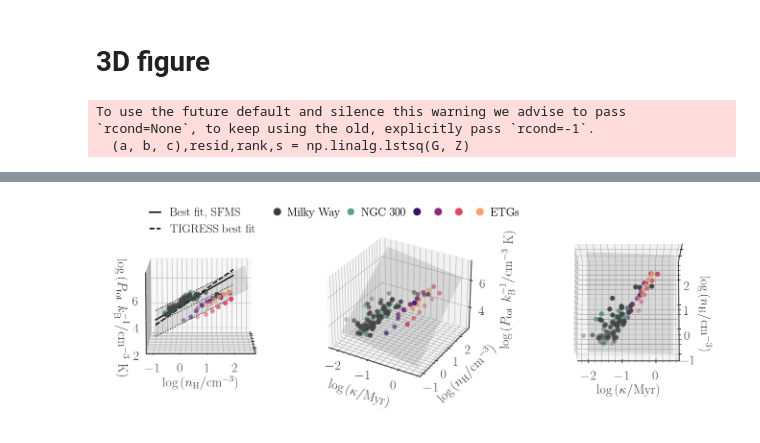
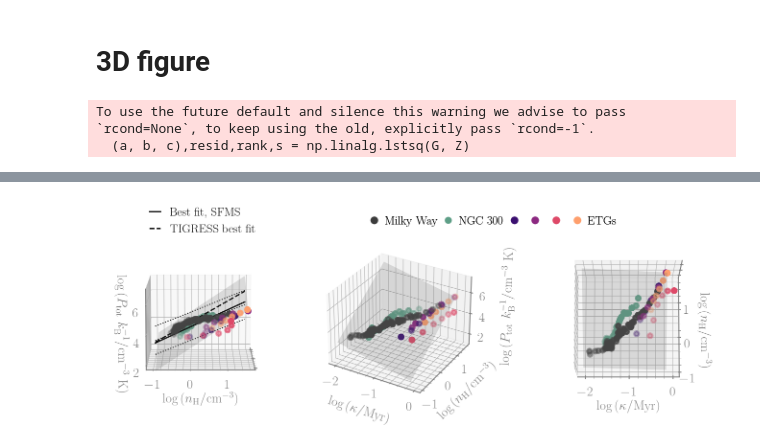
Before and after one commit to sjeffreson/GalactISM-analysis-PRFM, a Jupyter notebook: ETGs_eEoS.ipynb, the cells around one changed output, grey strips where cells are left out. Cells and saved outputs as stored; diff of their text form; code cells hidden in the pictures.

Commit message:
finished notebooks for figures 10-13 inclusive

```diff
--- a/ETGs_eEoS.ipynb
+++ b/ETGs_eEoS.ipynb
@@ -71,3 +31,17 @@ def flatten_list(lst):
+# %%
+labels = [r"$\mathbf{M_*=10^{10}{\rm M}_\odot}$",
+          r"$\mathbf{M_*=10^{10.5}{\rm M}_\odot}$",
+          r"$\mathbf{M_*=10^{11}{\rm M}_\odot}$",
+          r"$\mathbf{M_*=10^{11.5}{\rm M}_\odot}$",
+          r"Milky Way-like",
+          r"NGC~300-like",]
+colors = [plt.cm.magma((i+1)/5) for i in range(4)]
+colors.append('#3C3C3C')
+colors.append('#5E9F87')
+# %%
+tags = ['ETG-vlM', 'ETG-lowM', 'ETG-medM', 'ETG-hiM', 'MW', 'NGC300']
+Rmaxs_kpc = [config[tag].getfloat('RMAX') for tag in tags]
+Rmaxs_kpc = [1.5 if elem==2. else elem for elem in Rmaxs_kpc] # cut to actual max size of ETGs
 # %%
 def fitPlaneLTSQ(XYZ):
     (rows, cols) = XYZ.shape
@@ -378,0 +82,5 @@ for folder in folders:
+# %%
+# fraction of points to take, to fit planes/lines with equal weighting for each galaxy
+min_pts = min([len(elem) for elem in Rbin_centers])
+divfacs = [int(np.rint(float(len(elem))/float(min_pts))) for elem in Rbin_centers]
+print(divfacs)
@@ -400,7 +140,7 @@ w = (1.0-leftMarg-rightMarg-2*wBetMarg)/3
 
 ### axes ###
 ax0 = fig.add_axes([leftMarg, botMarg, w, 2*h], projection='3d',
-                    xticklabels='')
+                    xticklabels='', zlim=[1.8, 7.])
 ax1 = fig.add_axes([leftMarg+w+0.3*wBetMarg, botMarg, w, 2*h], projection='3d')
 ax2 = fig.add_axes([leftMarg+2.*w+2.5*wBetMarg, botMarg, w, 2*h], projection='3d',
                     xlabel=r'$\log{(\kappa/{\rm Myr})}$',
@@ -425,43 +165,32 @@ for ax in axs:
                 which = 'both', direction='in')
     ax.minorticks_on()
 
-allmedPtots, allmedrhomaxs, allOmegas = [], [], []
+Ptots, rhomps, kappas = [], [], []
+SFMS_Ptots, SFMS_rhomps, SFMS_kappas = [], [], []
 for ax in axs:
-    for i, medPtots_, medrhomaxs_, Omegas_, betas_ in zip(range(len(medPtots)), medPtots, medrhomaxs, Omegas, betas):
-        if((i!=2) & (ax==ax0)):
-            allmedPtots.append(list(medPtots_))
-            allmedrhomaxs.append(list(medrhomaxs_))
-            allOmegas.append(list(Omegas_*np.sqrt(2.*(1+betas_))*Myr_to_s))
-        ax.scatter3D(np.log10((Omegas_*np.sqrt(2.*(1+betas_)))*Myr_to_s),
-                     np.log10(medrhomaxs_/mp_cgs/1.4), np.log10(medPtots_), lw=3, color=plt.cm.magma(float(i+1)/5.))
-    ax.scatter3D(np.log10((MWOmegas[0]*np.sqrt(2.*(1+MWbetas[0])))*Myr_to_s),
-                 np.log10(MWmedrhomaxs[0]/mp_cgs/1.4), np.log10(MWmedPtots[0]), lw=3, color='#3C3C3C')
-    ax.scatter3D(np.log10((NGC300Omegas[0]*np.sqrt(2.*(1+NGC300betas[0])))*Myr_to_s),
-                 np.log10(NGC300medrhomaxs[0]/mp_cgs/1.4), np.log10(NGC300medPtots[0]), lw=3, color='#5E9F87')
-    allmedPtots = flatten_list(allmedPtots)
-    allmedrhomaxs = flatten_list(allmedrhomaxs)
-    allOmegas = flatten_list(allOmegas)
+    for color, i, divfac in zip(colors, range(len(Rbin_centers)), divfacs):
+        ax.scatter3D(np.log10(meddata[i]['Kappa']), np.log10(meddata[i]['midplane-dens']/ah.mp_cgs),
+                     np.log10(meddata_PSFRs[i]['Ptot']), s=50, lw=3, color=color, zorder=3)
+        if(i!=2): # not the quenched galaxy
+            Ptots += list(meddata_PSFRs[i]['Ptot'][::divfac])
+            rhomps += list(meddata[i]['midplane-dens'][::divfac])
+            kappas += list(meddata[i]['Kappa'][::divfac])
+        if(i>3):
+            SFMS_Ptots += list(meddata_PSFRs[i]['Ptot'][::divfac])
+            SFMS_rhomps += list(meddata[i]['midplane-dens'][::divfac])
+            SFMS_kappas += list(meddata[i]['Kappa'][::divfac])
 
-# fit plane to points
-xpts = np.log10(np.array(
-    list(MWOmegas[0]*np.sqrt(2.*(1+MWbetas[0]))*Myr_to_s)+
-    list(NGC300Omegas[0]*np.sqrt(2.*(1+NGC300betas[0]))*Myr_to_s)+
-    list(allOmegas)
-))
-ypts = np.log10(np.array(list(MWmedrhomaxs[0])+list(NGC300medrhomaxs[0])+list(allmedrhomaxs))/mp_cgs/1.4)
-zpts = np.log10(np.array(list(MWmedPtots[0])+list(NGC300medPtots[0])+list(allmedPtots)))
+xpts, ypts, zpts = np.log10(np.array(kappas)), np.log10(np.array(rhomps)/ah.mp_cgs), np.log10(np.array(Ptots))
 cnd = ~np.isnan(xpts) & ~np.isnan(ypts) & ~np.isnan(zpts)
-xpts = xpts[cnd]
-ypts = ypts[cnd]
-zpts = zpts[cnd]
+xpts, ypts, zpts = xpts[cnd], ypts[cnd], zpts[cnd]
 data = np.array([xpts, ypts, zpts]).T
 c, normal = fitPlaneLTSQ(data)
 
 # plot fitted plane
-maxx = 0.5#np.max(data[:,0])
-maxy = 2.5#np.max(data[:,1])
-minx = -2.#np.min(data[:,0])
-miny = -1.#np.min(data[:,1])
+maxx = np.max(data[:,0])#+0.5
+maxy = np.max(data[:,1])#+0.5
+minx = np.min(data[:,0])-0.5
+miny = np.min(data[:,1])-0.5
 
 point = np.array([0.0, 0.0, c])
 d = -point.dot(normal)
@@ -478,17 +207,16 @@ ax2.plot_surface(xx, yy, z, alpha=0.2, color='grey')
 
 # fit line to SFMS points
 slope, intercept, r_value, p_value, std_err = stats.linregress(
-    np.log10(np.array(list(MWmedrhomaxs[0])+list(NGC300medrhomaxs[0]))/mp_cgs/1.4),
-    np.log10(np.array(list(MWmedPtots[0])+list(NGC300medPtots[0])))
+    np.log10(np.array(SFMS_rhomps)/ah.mp_cgs),
+    np.log10(np.array(SFMS_Ptots))
 )
 print("slope = "+str(slope), "intercept = "+str(intercept))
 
-# eEoS from TIGRESS
-logxT = np.linspace(-1., 2., 30)
+# # eEoS from TIGRESS
+logxT = np.linspace(-1., 1.5, 30)
 logyT = 1.43*logxT + 4.3
 ax0.plot3D(-1.*np.ones(len(logxT)), logxT,  logyT, lw=2, color='black', ls='--', zorder=3)
 ax0.plot3D(-1.*np.ones(len(logxT)), logxT,  slope*logxT+intercept, lw=2, color='black', zorder=3)
-#ax1.plot3D(-1.*np.ones(len(logxT)), logxT,  logyT, lw=2, color='black', ls='--', zorder=3)
 
 # isotherms
 for logT in np.linspace(3,5,3):
@@ -509,7 +237,7 @@ custom_lines = [Line2D([0], [0], marker='o', markerfacecolor='#3C3C3C',
                 Line2D([0], [0], marker='o', markerfacecolor=plt.cm.magma(4./5.),
                        markeredgecolor='white', markersize=12.5, lw=0)]
 legend1 = ax1.legend(
-    custom_lines, [r'Milky Way', r'NGC~300', r'', r'', r'', r'ETGs'], loc='lower center', bbox_to_anchor=(0.5, 0.9),
+    custom_lines, [r'Milky Way', r'NGC~300', r'', r'', r'', r'ETGs'], loc='lower center', bbox_to_anchor=(1., 0.94),
     ncol=6, frameon=False, handlelength=0.2, columnspacing=0.75, fontsize=18
 )
 ax1.add_artist(legend1)
@@ -517,11 +245,11 @@ ax1.add_artist(legend1)
 custom_lines = [Line2D([0], [0], color='k', lw=2),
                 Line2D([0], [0], color='k', lw=2, ls='--')]
 legend2 = ax0.legend(
-    custom_lines, ['Best fit, SFMS', 'TIGRESS best fit'], bbox_to_anchor=(0.85, 1.065),
+    custom_lines, ['Best fit, SFMS', 'TIGRESS best fit'], bbox_to_anchor=(0.85, 1.15),
     ncol=1, frameon=False, handlelength=0.9, columnspacing=0.75, fontsize=18
 )
 
-plt.savefig('/n/holystore01/LABS/itc_lab/Users/sjeffreson/ETGs/figs/eEoS_3D.pdf', bbox_inches='tight', format='pdf')
+#plt.savefig('/n/holystore01/LABS/itc_lab/Users/sjeffreson/ETGs/figs/eEoS_3D.pdf', bbox_inches='tight', format='pdf')
 plt.show()
 # %% [output]
 To use the future default and silence this warning we advise to pass `rcond=None`, to keep using the old, explicitly pass `rcond=-1`.
@@ -532 +260 @@ slope = 1.1409311221124476 intercept = 4.4245197700814725
-[figure, old version]
+[figure, new version]
```
Also changed, not shown: parts of 37 cells of this notebook, 6 other files.
